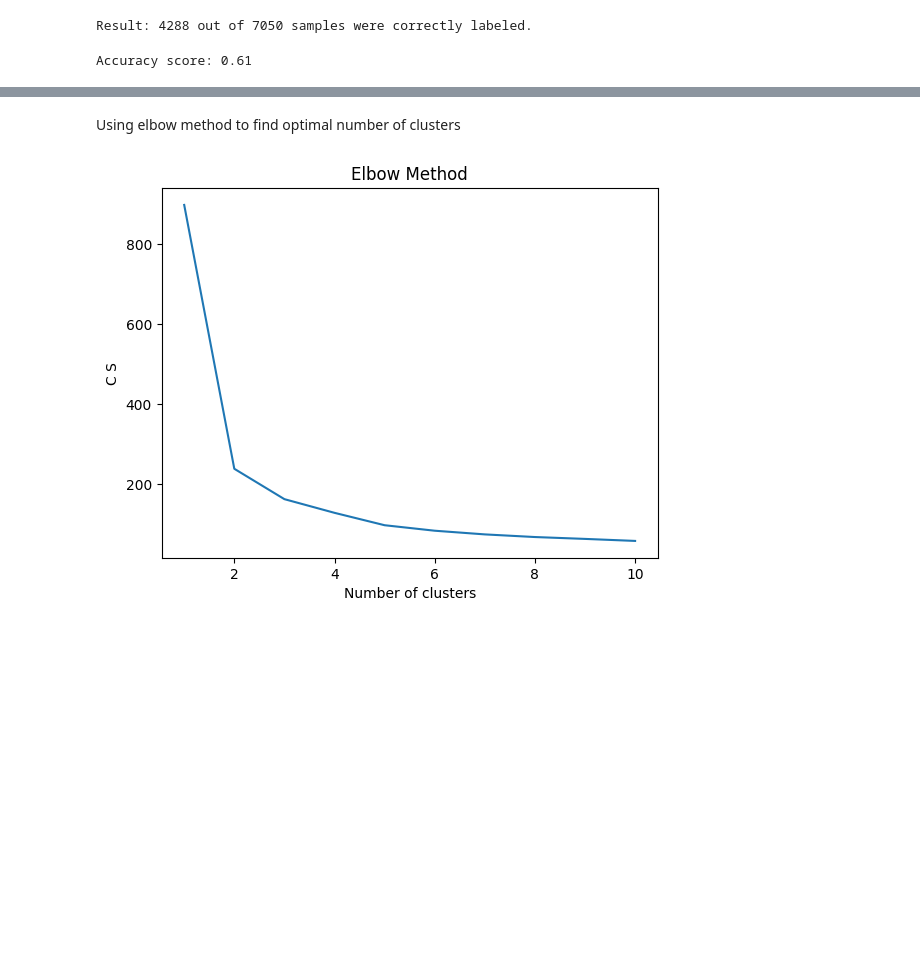
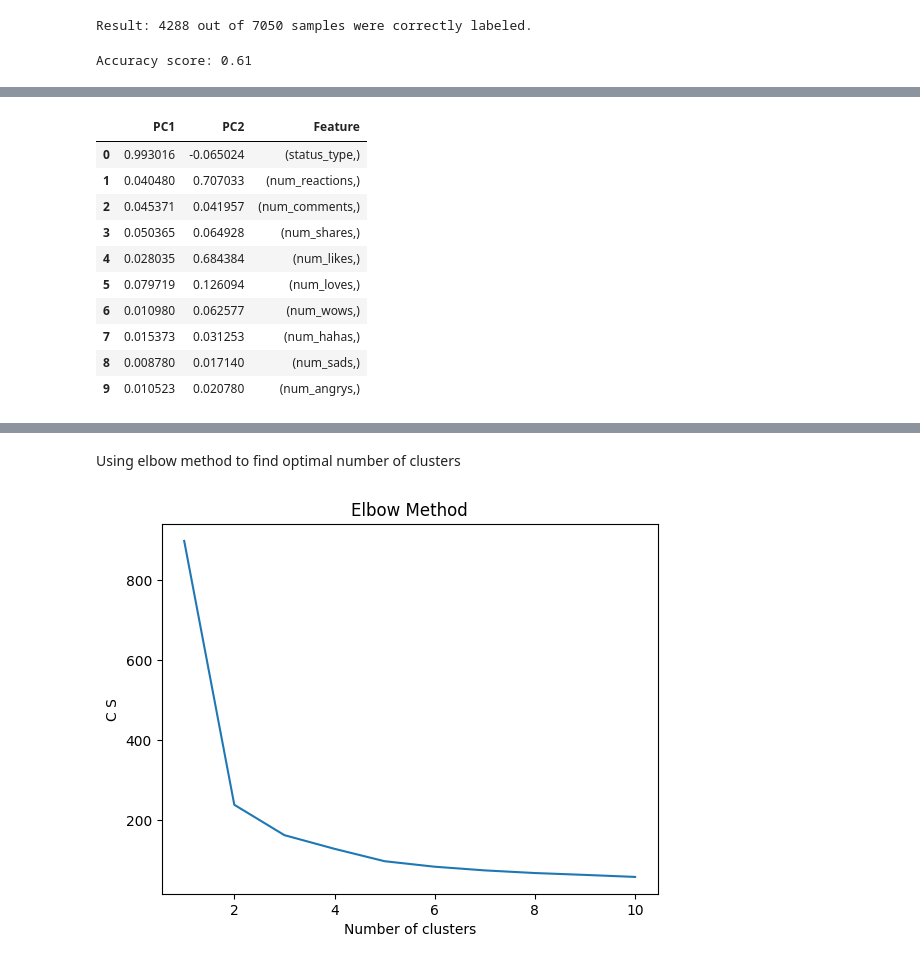
Before and after one commit to chetnathakur1/Unsupervised_Algos, a Jupyter notebook: K-means.ipynb, the cells around one changed output, grey strips where cells are left out. Saved outputs shown, nothing was run; the diff lists cells and outputs as text; code cells hidden in the pictures; blank space fills up the shorter version.

```diff
--- a/K-means.ipynb
+++ b/K-means.ipynb
@@ -264,0 +299,16 @@ Accuracy score: 0.61
+# %%
+colnames = list(X.columns)
+pcs_df = pd.DataFrame({'PC1': pca.components_[0],'PC2':pca.components_[1], 'Feature':colnames})
+pcs_df
+# %% [output]
+|  | PC1 | PC2 | Feature |
+| 0 | 0.993016 | -0.065024 | (status_type,) |
+| 1 | 0.040480 | 0.707033 | (num_reactions,) |
+| 2 | 0.045371 | 0.041957 | (num_comments,) |
+| 3 | 0.050365 | 0.064928 | (num_shares,) |
+| 4 | 0.028035 | 0.684384 | (num_likes,) |
+| 5 | 0.079719 | 0.126094 | (num_loves,) |
+| 6 | 0.010980 | 0.062577 | (num_wows,) |
+| 7 | 0.015373 | 0.031253 | (num_hahas,) |
+| 8 | 0.008780 | 0.017140 | (num_sads,) |
+| 9 | 0.010523 | 0.020780 | (num_angrys,) |
```
Also changed, not shown: parts of 16 cells of this notebook, 3 other files.
